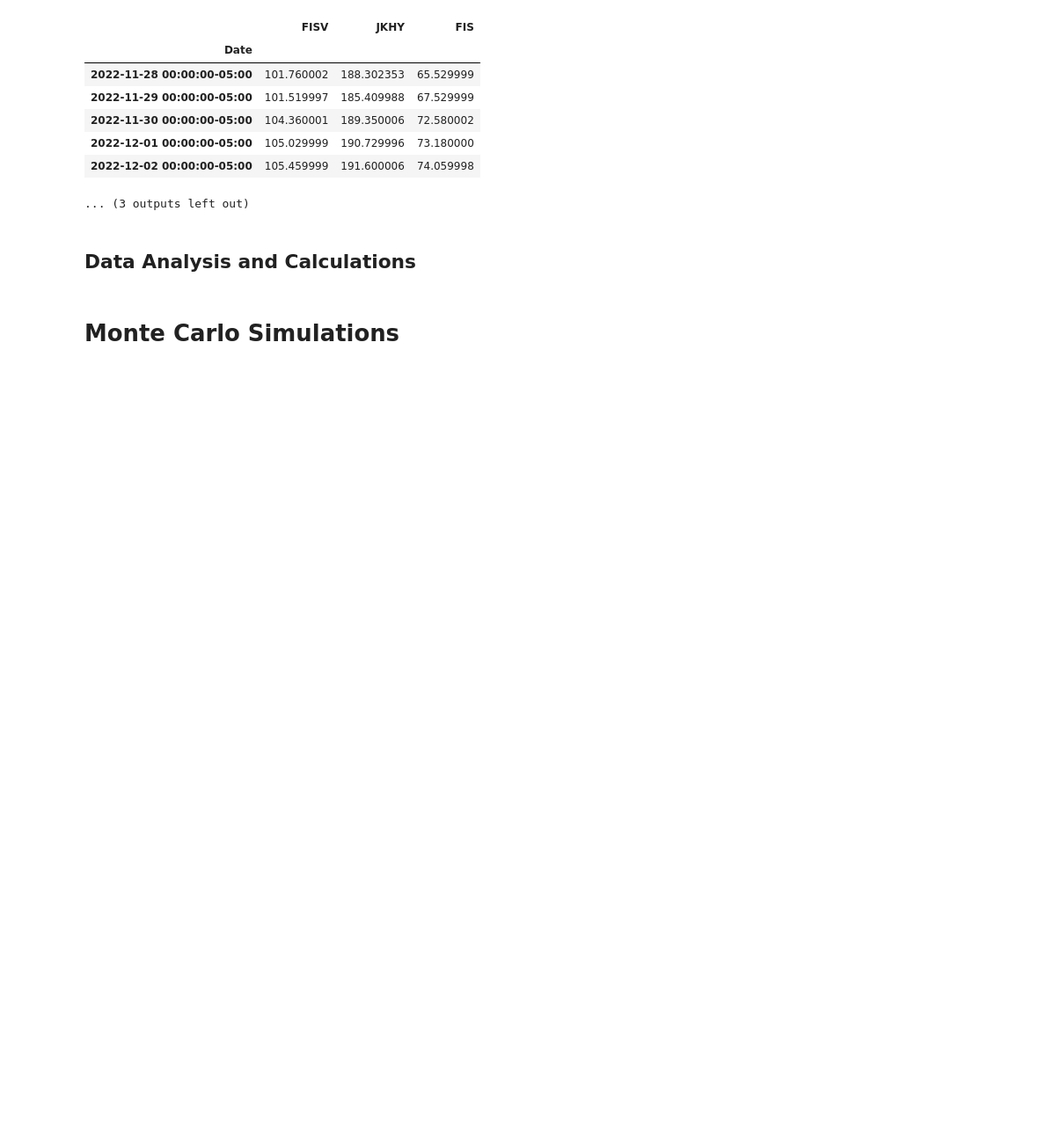
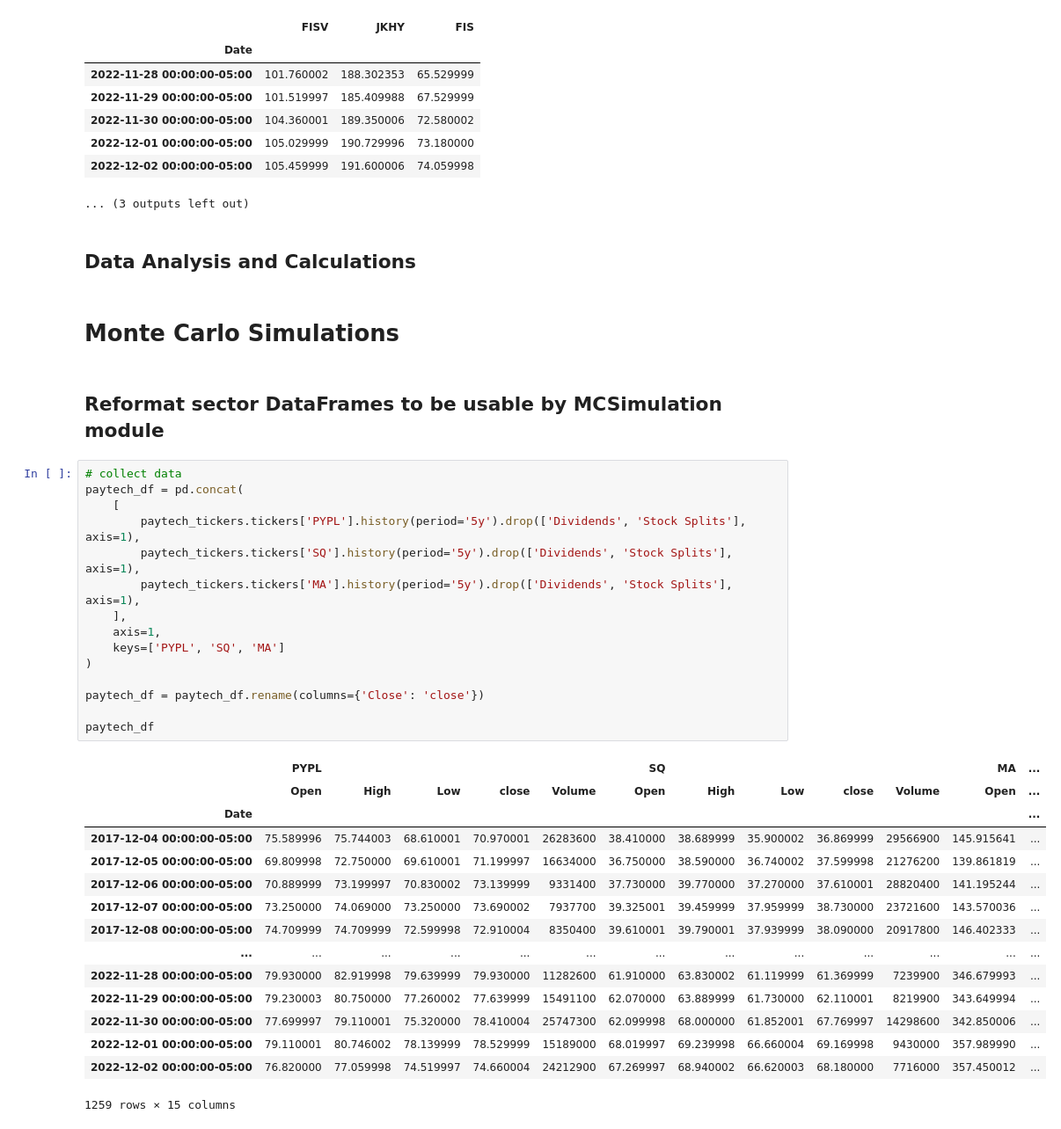
Before and after one commit to fintech-quagga-group/fintech-sector-portfolio-analysis, a Jupyter notebook: fintech-sector-portfolio-analysis.ipynb, the cells around one changed output. Shown at 88% size. Drawn from its saved outputs; the diff is of its cells as text; blank space fills up the shorter version.

```diff
--- a/fintech-sector-portfolio-analysis.ipynb
+++ b/fintech-sector-portfolio-analysis.ipynb
@@ -294,3 +294,36 @@ Closing price DataFrame for FISV, JKHY, FIS
 ## Data Analysis and Calculations
 # %% [markdown]
 # Monte Carlo Simulations
+# %% [markdown]
+## Reformat sector DataFrames to be usable by MCSimulation module
+# %%
+# collect data
+paytech_df = pd.concat(
+    [
+        paytech_tickers.tickers['PYPL'].history(period='5y').drop(['Dividends', 'Stock Splits'], axis=1),
+        paytech_tickers.tickers['SQ'].history(period='5y').drop(['Dividends', 'Stock Splits'], axis=1),
+        paytech_tickers.tickers['MA'].history(period='5y').drop(['Dividends', 'Stock Splits'], axis=1),
+    ],
+    axis=1,
+    keys=['PYPL', 'SQ', 'MA']
+)
+
+paytech_df = paytech_df.rename(columns={'Close': 'close'})
+
+paytech_df
+# %% [output]
+|  | PYPL |  |  |  |  | SQ |  |  |  |  | MA | ... |
+|  | Open | High | Low | close | Volume | Open | High | Low | close | Volume | Open | ... |
+| Date |  |  |  |  |  |  |  |  |  |  |  | ... |
+| 2017-12-04 00:00:00-05:00 | 75.589996 | 75.744003 | 68.610001 | 70.970001 | 26283600 | 38.410000 | 38.689999 | 35.900002 | 36.869999 | 29566900 | 145.915641 | ... |
+| 2017-12-05 00:00:00-05:00 | 69.809998 | 72.750000 | 69.610001 | 71.199997 | 16634000 | 36.750000 | 38.590000 | 36.740002 | 37.599998 | 21276200 | 139.861819 | ... |
+| 2017-12-06 00:00:00-05:00 | 70.889999 | 73.199997 | 70.830002 | 73.139999 | 9331400 | 37.730000 | 39.770000 | 37.270000 | 37.610001 | 28820400 | 141.195244 | ... |
+| 2017-12-07 00:00:00-05:00 | 73.250000 | 74.069000 | 73.250000 | 73.690002 | 7937700 | 39.325001 | 39.459999 | 37.959999 | 38.730000 | 23721600 | 143.570036 | ... |
+| 2017-12-08 00:00:00-05:00 | 74.709999 | 74.709999 | 72.599998 | 72.910004 | 8350400 | 39.610001 | 39.790001 | 37.939999 | 38.090000 | 20917800 | 146.402333 | ... |
+| ... | ... | ... | ... | ... | ... | ... | ... | ... | ... | ... | ... | ... |
+| 2022-11-28 00:00:00-05:00 | 79.930000 | 82.919998 | 79.639999 | 79.930000 | 11282600 | 61.910000 | 63.830002 | 61.119999 | 61.369999 | 7239900 | 346.679993 | ... |
+| 2022-11-29 00:00:00-05:00 | 79.230003 | 80.750000 | 77.260002 | 77.639999 | 15491100 | 62.070000 | 63.889999 | 61.730000 | 62.110001 | 8219900 | 343.649994 | ... |
+| 2022-11-30 00:00:00-05:00 | 77.699997 | 79.110001 | 75.320000 | 78.410004 | 25747300 | 62.099998 | 68.000000 | 61.852001 | 67.769997 | 14298600 | 342.850006 | ... |
+| 2022-12-01 00:00:00-05:00 | 79.110001 | 80.746002 | 78.139999 | 78.529999 | 15189000 | 68.019997 | 69.239998 | 66.660004 | 69.169998 | 9430000 | 357.989990 | ... |
+| 2022-12-02 00:00:00-05:00 | 76.820000 | 77.059998 | 74.519997 | 74.660004 | 24212900 | 67.269997 | 68.940002 | 66.620003 | 68.180000 | 7716000 | 357.450012 | ... |
+1259 rows × 15 columns
```
Also changed, not shown: parts of 5 cells of this notebook.
